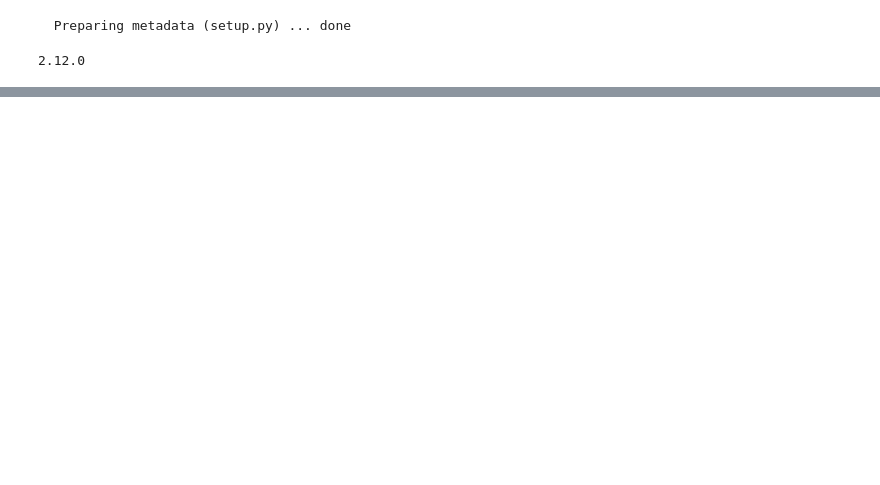
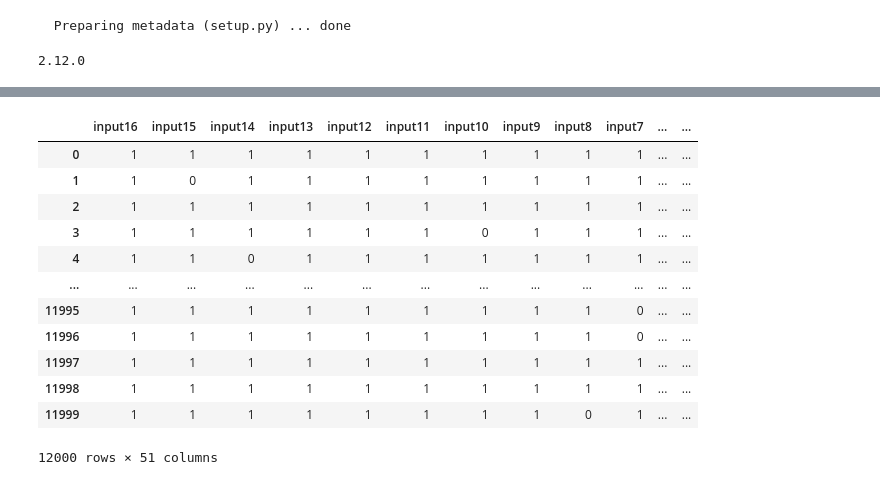
Before and after one commit to mohamedfadul/DeepSearch-Finding-Truncated-Differential-Trails-Using-Genetic-Algorithms-and-Deep-Learning, a Jupyter notebook: ANN_Baseline_Model_to_Predict_Trail_Validity_GitHub.ipynb, the cells around one changed output, grey strips where cells are left out. Saved outputs shown, nothing was run; the diff lists cells and outputs as text; code cells hidden in the pictures; blank space fills up the shorter version.

```diff
--- a/ANN_Baseline_Model_to_Predict_Trail_Validity_GitHub.ipynb
+++ b/ANN_Baseline_Model_to_Predict_Trail_Validity_GitHub.ipynb
@@ -47 +57,19 @@ FileNotFoundError: ignored
+# %%
+all_dataset = pd.read_csv ('all_dataset_path.csv')
+# %%
+all_dataset
+# %% [output]
+|  | input16 | input15 | input14 | input13 | input12 | input11 | input10 | input9 | input8 | input7 | ... | ... |
+| 0 | 1 | 1 | 1 | 1 | 1 | 1 | 1 | 1 | 1 | 1 | ... | ... |
+| 1 | 1 | 0 | 1 | 1 | 1 | 1 | 1 | 1 | 1 | 1 | ... | ... |
+| 2 | 1 | 1 | 1 | 1 | 1 | 1 | 1 | 1 | 1 | 1 | ... | ... |
+| 3 | 1 | 1 | 1 | 1 | 1 | 1 | 0 | 1 | 1 | 1 | ... | ... |
+| 4 | 1 | 1 | 0 | 1 | 1 | 1 | 1 | 1 | 1 | 1 | ... | ... |
+| ... | ... | ... | ... | ... | ... | ... | ... | ... | ... | ... | ... | ... |
+| 11995 | 1 | 1 | 1 | 1 | 1 | 1 | 1 | 1 | 1 | 0 | ... | ... |
+| 11996 | 1 | 1 | 1 | 1 | 1 | 1 | 1 | 1 | 1 | 0 | ... | ... |
+| 11997 | 1 | 1 | 1 | 1 | 1 | 1 | 1 | 1 | 1 | 1 | ... | ... |
+| 11998 | 1 | 1 | 1 | 1 | 1 | 1 | 1 | 1 | 1 | 1 | ... | ... |
+| 11999 | 1 | 1 | 1 | 1 | 1 | 1 | 1 | 1 | 0 | 1 | ... | ... |
+12000 rows × 51 columns
 # %%
```
Also changed, not shown: parts of 10 cells of this notebook.
